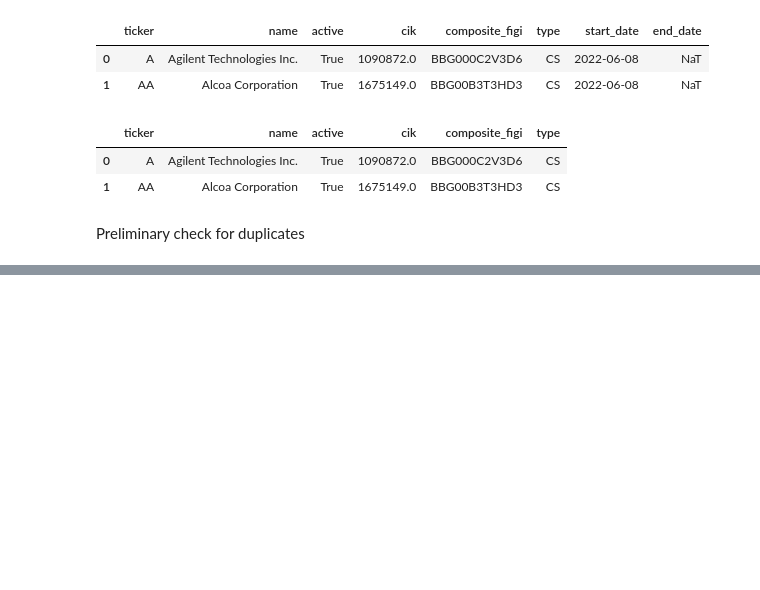
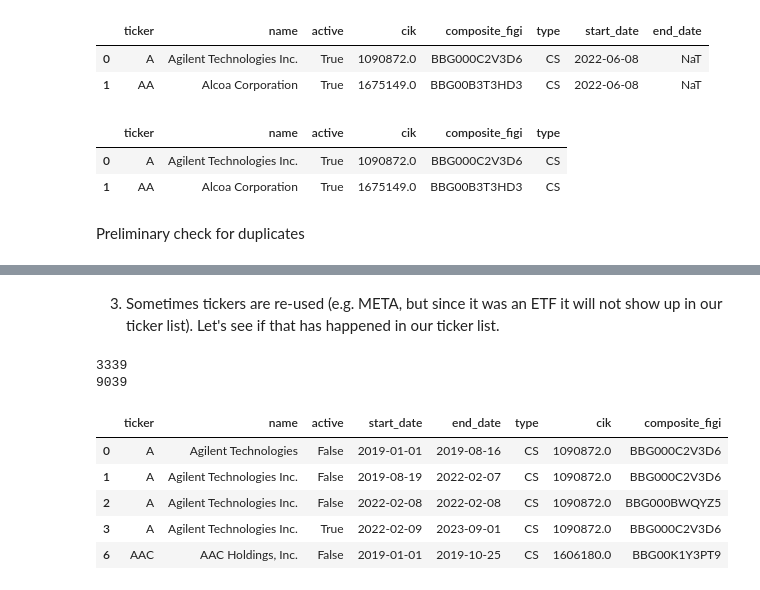
Before and after one commit to shinathan/polygon.io-stock-database, a Jupyter notebook: 03_tickers.ipynb, the cells around one changed output, grey strips where cells are left out. Drawn from its saved outputs; the diff is of its cells as text; code cells hidden in the pictures; blank space fills up the shorter version.

Commit message:
Reorganized 03_tickers

```diff
--- a/03_tickers.ipynb
+++ b/03_tickers.ipynb
@@ -146,0 +307,29 @@ CONTINUE HERE
+# %%
+###
+def get_tickers(v=5):
+    """
+    Retrieve the ticker list. Default is 5.
+    """
+    tickers = pd.read_csv(
+        f"../data/tickers_v{v}.csv",
+        parse_dates=["start_date", "end_date"],
+        index_col=0,
+        keep_default_na=False,
+        na_values=["#N/A","#N/AN/A","#NA","-1.#IND","-1.#QNAN","-NaN","-nan","1.#IND","1.#QNAN","<NA>","N/A","NULL","NaN","None","n/a","nan","null",],
+    )
+    tickers["start_date"] = pd.to_datetime(tickers["start_date"]).dt.date
+    tickers["end_date"] = pd.to_datetime(tickers["end_date"]).dt.date
+
+    # This will only be applied in future notebooks.
+    if tickers.columns.isin(["start_data", "end_data"]).any():
+        tickers["start_data"] = pd.to_datetime(tickers["start_data"]).dt.date
+        tickers["end_data"] = pd.to_datetime(tickers["end_data"]).dt.date
+
+    # For some reason the cik is always interpreted as a string.
+    tickers["cik"] = tickers["cik"].apply(
+        lambda str: float(str) if len(str) != 0 else np.nan
+    )
+    return tickers
+# %%
+tickers_v1 = get_tickers(1)
+tickers_v1[tickers_v1["ticker"] == "FB"]
@@ -146,0 +376,16 @@ CONTINUE HERE
+# %% [markdown]
+3. Sometimes tickers are re-used (e.g. META, but since it was an ETF it will not show up in our ticker list). Let's see if that has happened in our ticker list.
+# %%
+duplicated = tickers_v1[tickers_v1["ticker"].duplicated(keep=False)]
+print(len(duplicated["ticker"].unique()))
+print(len(duplicated))
+duplicated.head()
+# %% [output]
+3339
+9039
+|  | ticker | name | active | start_date | end_date | type | cik | composite_figi |
+| 0 | A | Agilent Technologies | False | 2019-01-01 | 2019-08-16 | CS | 1090872.0 | BBG000C2V3D6 |
+| 1 | A | Agilent Technologies Inc. | False | 2019-08-19 | 2022-02-07 | CS | 1090872.0 | BBG000C2V3D6 |
+| 2 | A | Agilent Technologies Inc. | False | 2022-02-08 | 2022-02-08 | CS | 1090872.0 | BBG000BWQYZ5 |
+| 3 | A | Agilent Technologies Inc. | True | 2022-02-09 | 2023-09-01 | CS | 1090872.0 | BBG000C2V3D6 |
+| 6 | AAC | AAC Holdings, Inc. | False | 2019-01-01 | 2019-10-25 | CS | 1606180.0 | BBG00K1Y3PT9 |
```
Also changed, not shown: parts of 68 cells of this notebook, 2 other files.
